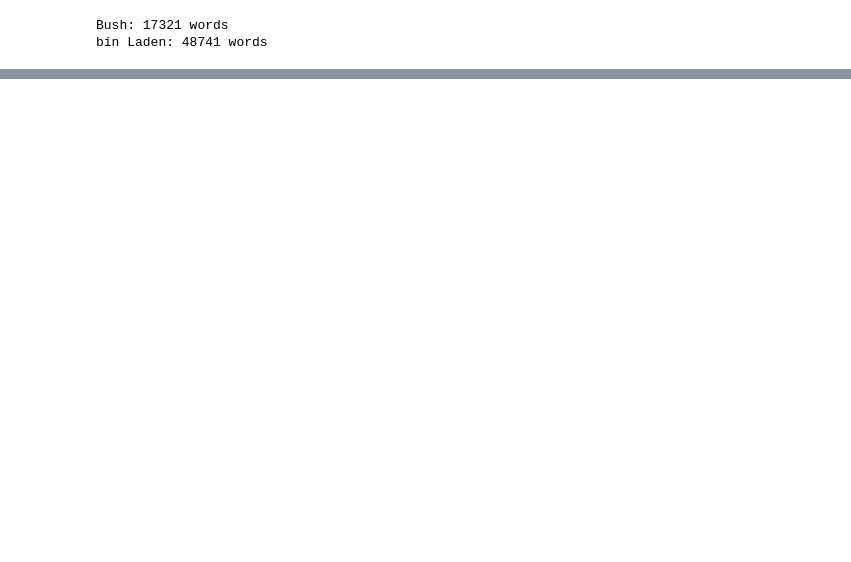
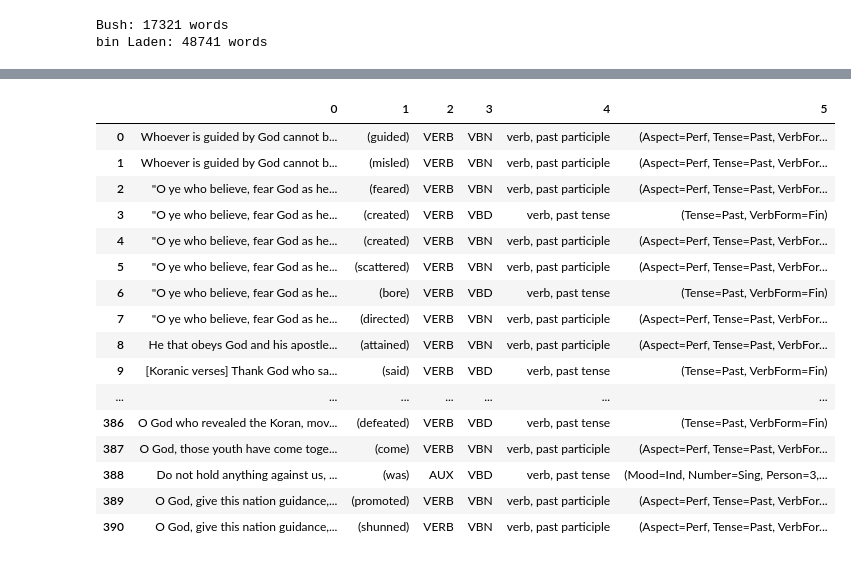
Before and after one commit to Fourthought/Hostile-Narrative-Analysis, a Jupyter notebook: Speech Analysis/Speech Analysis.ipynb, the cells around one changed output, grey strips where cells are left out. Saved outputs shown, nothing was run; the diff lists cells and outputs as text; code cells hidden in the pictures; blank space fills up the shorter version.

```diff
--- a/Speech Analysis/Speech Analysis.ipynb
+++ b/Speech Analysis/Speech Analysis.ipynb
@@ -0,0 +1,5 @@
+# %%
+%%time
+import spacy
+nlp = spacy.load("en_core_web_trf")
+nlp.add_pipe("merge_entities")
@@ -0,0 +10,4 @@
+# %%
+tags = ['$', '-LRB-', '-RRB-', '.', ':', 'ADD', 'AFX', 'CC', 'CD', 'DT', 'EX', 'FW', 'HYPH', 'IN', 'JJ', 'JJR', 'JJS', 'LS', 'MD', 'NFP', 'NN', 'NNP', 'NNPS', 'NNS', 'PDT', 'POS', 'PRP', 'PRP$', 'RB', 'RBR', 'RBS', 'RP', 'SYM', 'TO', 'UH', 'VB', 'VBD', 'VBG', 'VBN', 'VBP', 'VBZ', 'WDT', 'WP', 'WP$', 'WRB', 'XX']
+for tag in tags:
+    print(tag, '=>', spacy.explain(str(tag)))
@@ -1,20 +36,19 @@
 # %%
-import spacy
+%%time
 
 from spacy.tokens import Token
 from spacy.symbols import NOUN, PROPN, PRON, ADJ, ADV, ADP, VERB
 
-nlp = spacy.load("en_core_web_md")
-nlp.add_pipe("merge_entities")
 
 def get_left_edge(word):
 
-    # print(word.left_edge, ':', word, '=>', word.doc[word.left_edge.i : word.i + 1])
     nouns = [NOUN, PROPN, PRON]
     if word.pos not in nouns:
         return word.i
+
     if word.left_edge.pos == PRON:
         return word.i
+
     return word.left_edge.i
 
 def get_right_edge(word):
@@ -35,8 +69,8 @@ def get_right_edge(word):
 
     return word.i
 
-Token.set_extension("get_left_edge", method=get_left_edge, force=True)
-Token.set_extension("get_right_edge", method=get_right_edge, force=True)
+Token.set_extension("get_left_edge", getter=get_left_edge, force=True)
+Token.set_extension("get_right_edge", getter=get_right_edge, force=True)
 print(Token.has_extension("get_left_edge"))
 print(Token.has_extension("get_right_edge"))
 # %% [output]
@@ -169,0 +278,51 @@ Added:  DoublePrepositionalPhrase
+# %%
+import pandas as pd
+from spacy.matcher import Matcher
+
+matcher = Matcher(nlp.vocab)
+
+pattern = [{"POS": {"IN": ["VERB", "AUX"]}, "MORPH": {"INTERSECTS": ["Tense=Past"]}}]
+
+matcher.add("Verb_Past_Tense", [pattern])
+
+text = """Your brothers and sons, the sons of the two holy mosques, have launched the jihad for the sake of God's cause to expel the occupying enemy from the country of the two holy mosques."""
+doc = nlp(binLaden)
+
+def display_df(doc_obj, match_function):
+
+    df = []
+
+    for match_id, start, end in match_function(doc_obj):
+        verb = doc_obj[start:end]
+        sentence = verb.root.sent.text.strip()
+        pos = verb.root.pos_
+        tag = verb.root.tag_
+        explain = spacy.explain(tag)
+        morph = verb.root.morph
+        df.append((sentence, verb, pos, tag, explain, morph))
+
+    pd.set_option('display.max_columns', None)
+    pd.set_option('display.max_rows', None)
+    pd.set_option('display.expand_frame_repr', False)
+    pd.set_option('max_colwidth', None)
+    display(pd.DataFrame(df))
+
+display_df(doc, matcher)
+# %% [output]
+|  | 0 | 1 | 2 | 3 | 4 | 5 |
+| 0 | Whoever is guided by God cannot b... | (guided) | VERB | VBN | verb, past participle | (Aspect=Perf, Tense=Past, VerbFor... |
+| 1 | Whoever is guided by God cannot b... | (misled) | VERB | VBN | verb, past participle | (Aspect=Perf, Tense=Past, VerbFor... |
+| 2 | "O ye who believe, fear God as he... | (feared) | VERB | VBN | verb, past participle | (Aspect=Perf, Tense=Past, VerbFor... |
+| 3 | "O ye who believe, fear God as he... | (created) | VERB | VBD | verb, past tense | (Tense=Past, VerbForm=Fin) |
+| 4 | "O ye who believe, fear God as he... | (created) | VERB | VBN | verb, past participle | (Aspect=Perf, Tense=Past, VerbFor... |
+| 5 | "O ye who believe, fear God as he... | (scattered) | VERB | VBN | verb, past participle | (Aspect=Perf, Tense=Past, VerbFor... |
+| 6 | "O ye who believe, fear God as he... | (bore) | VERB | VBD | verb, past tense | (Tense=Past, VerbForm=Fin) |
+| 7 | "O ye who believe, fear God as he... | (directed) | VERB | VBN | verb, past participle | (Aspect=Perf, Tense=Past, VerbFor... |
+| 8 | He that obeys God and his apostle... | (attained) | VERB | VBN | verb, past participle | (Aspect=Perf, Tense=Past, VerbFor... |
+| 9 | [Koranic verses] Thank God who sa... | (said) | VERB | VBD | verb, past tense | (Tense=Past, VerbForm=Fin) |
+| ... | ... | ... | ... | ... | ... | ... |
+| 386 | O God who revealed the Koran, mov... | (defeated) | VERB | VBD | verb, past tense | (Tense=Past, VerbForm=Fin) |
+| 387 | O God, those youth have come toge... | (come) | VERB | VBN | verb, past participle | (Aspect=Perf, Tense=Past, VerbFor... |
+| 388 | Do not hold anything against us, ... | (was) | AUX | VBD | verb, past tense | (Mood=Ind, Number=Sing, Person=3,... |
+| 389 | O God, give this nation guidance,... | (promoted) | VERB | VBN | verb, past participle | (Aspect=Perf, Tense=Past, VerbFor... |
+| 390 | O God, give this nation guidance,... | (shunned) | VERB | VBN | verb, past participle | (Aspect=Perf, Tense=Past, VerbFor... |
```
Also changed, not shown: parts of 6 cells of this notebook, 7 other files.
